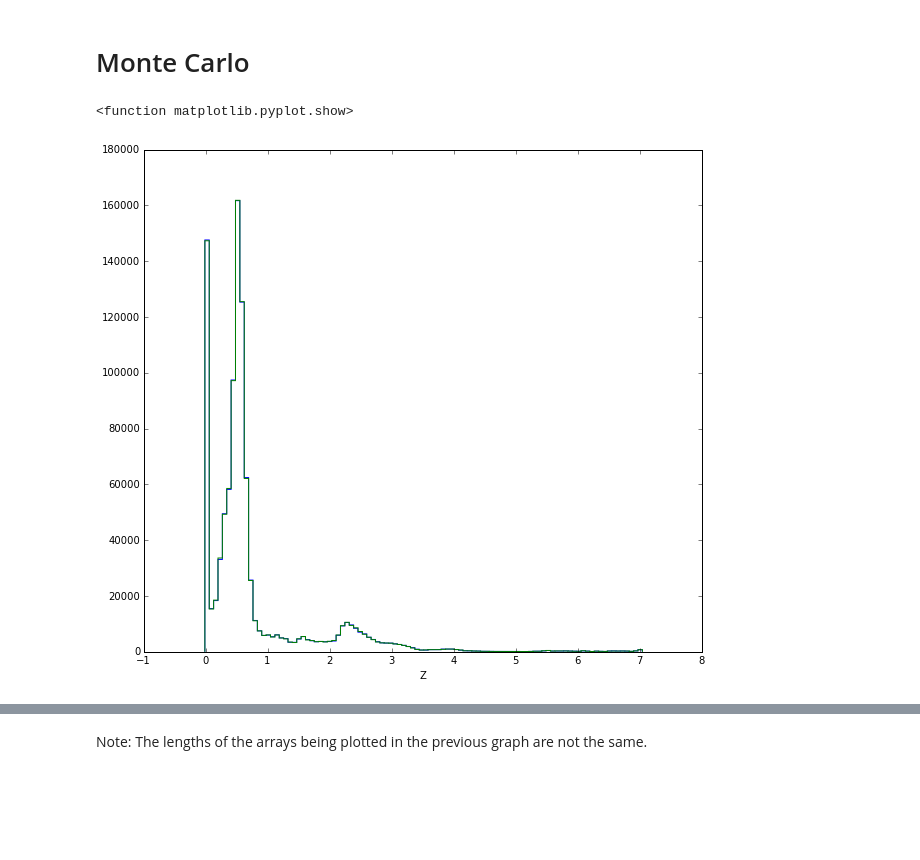
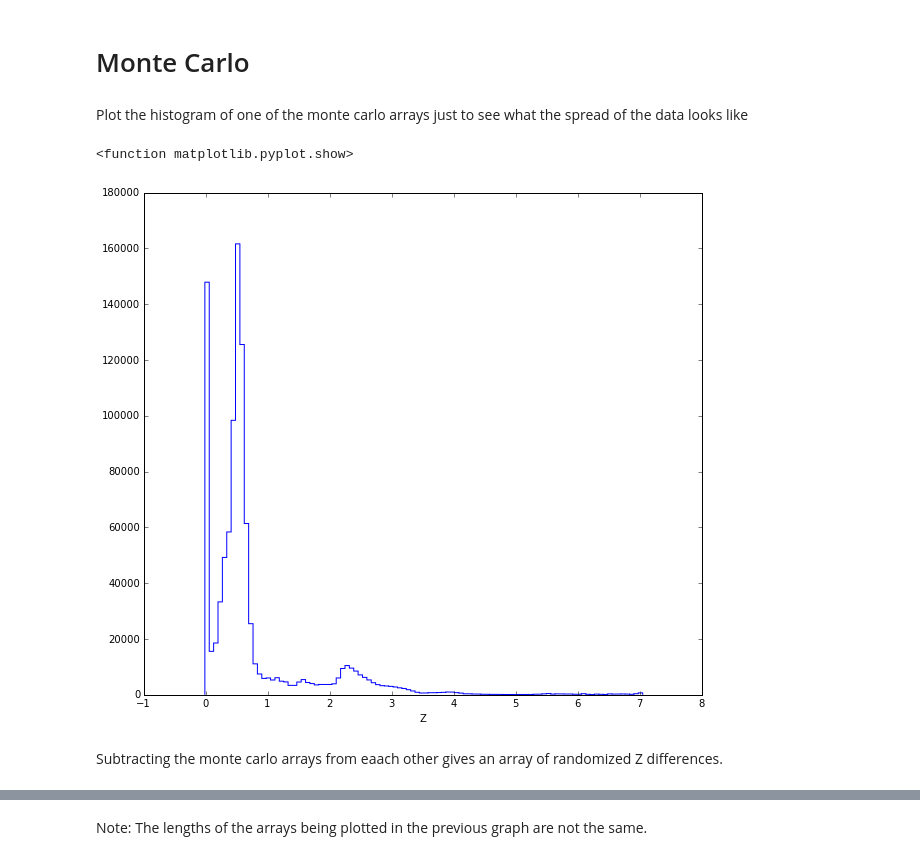
Before and after one commit to kgage/bossghost, a Jupyter notebook: ZChecking.ipynb, the cells around one changed output, grey strips where cells are left out. Cells and saved outputs as stored; diff of their text form; code cells hidden in the pictures; blank space fills up the shorter version.

```diff
--- a/ZChecking.ipynb
+++ b/ZChecking.ipynb
@@ -123,9 +137,17 @@ plt.show
 # %% [markdown]
 # Monte Carlo
 # %%
-def monte_carlo(file_name):
+def monte_carlo(file_name, n):
     """
-    Stuff
+    Return two randomly generated arrays of Z values from objects in file
+
+    Args:
+        file_name(str): name or path of file generated by bossquery. Must have Z column
+        n(int): length of array to be made
+
+    Returns:
+        monte1(np.ndarray): array of randomly picked Z values from the given file
+        monte2(np.ndarray): array of randomly picked Z values from the given file
     """
     opened = False
     lines = []
@@ -137,28 +159,36 @@ def monte_carlo(file_name):
     except:
         print('FAILED')
     else:
+##### Create a list of all Z values for objects in file #####
         for line in f:
             lines.append(float(line.split()[z_i]))
     finally:
         if opened:
             f.close()
-    monte1 = np.random.choice(lines, size = 1000000, replace = False)
-    monte2 = np.random.choice(lines, size = 1000000, replace = False)
+##### Use the list of Z values as the base for the randomized drawing #####
+    monte1 = np.random.choice(lines, size = n, replace = False)
+    monte2 = np.random.choice(lines, size = n, replace = False)
     return monte1, monte2
 # %%
-a0_1, a0_2 = monte_carlo('mjd0.dat')
-a1_1, a1_2 = monte_carlo('mjd1.dat')
-a5_1, a5_2 = monte_carlo('mjd5.dat')
+a0_1, a0_2 = monte_carlo('mjd0.dat', 1000000)
+#random selection of Z values from all objects
+a1_1, a1_2 = monte_carlo('mjd1.dat', 1000000)
+#random selection of Z values from all objects with Z > 0.1
+a5_1, a5_2 = monte_carlo('mjd5.dat', 1000000)
+#random selection of Z values from all objects with Z > 0.5
+# %% [markdown]
+Plot the histogram of one of the monte carlo arrays just to see what the spread of the data looks like
 # %%
 plt.figure(figsize = (10,9))
 plt.hist(a0_1, histtype = 'step', bins = 100)
-plt.hist(a0_2, histtype = 'step', bins = 100)
 plt.xlabel('Z')
 #plt.legend()
 plt.show
 # %% [output]
 <function matplotlib.pyplot.show>
-[figure, old version]
+[figure, new version]
+# %% [markdown]
+Subtracting the monte carlo arrays from eaach other gives an array of randomized Z differences.
 # %%
 plt.figure(figsize = (10,9))
 plt.hist(a0_1-a0_2, histtype = 'step', bins = 500, label = 'All Z')
```
Also changed, not shown: parts of 16 cells of this notebook.
